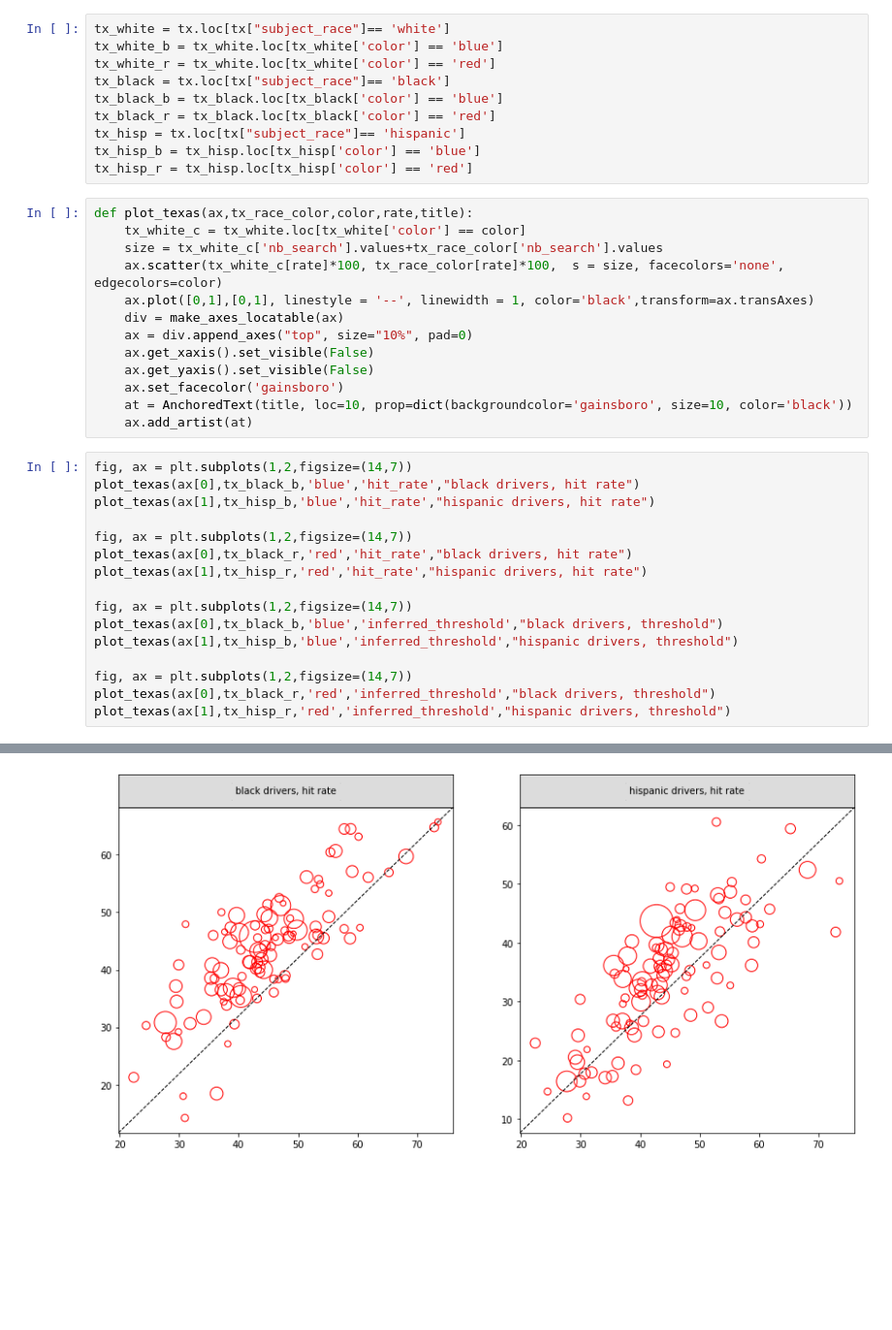
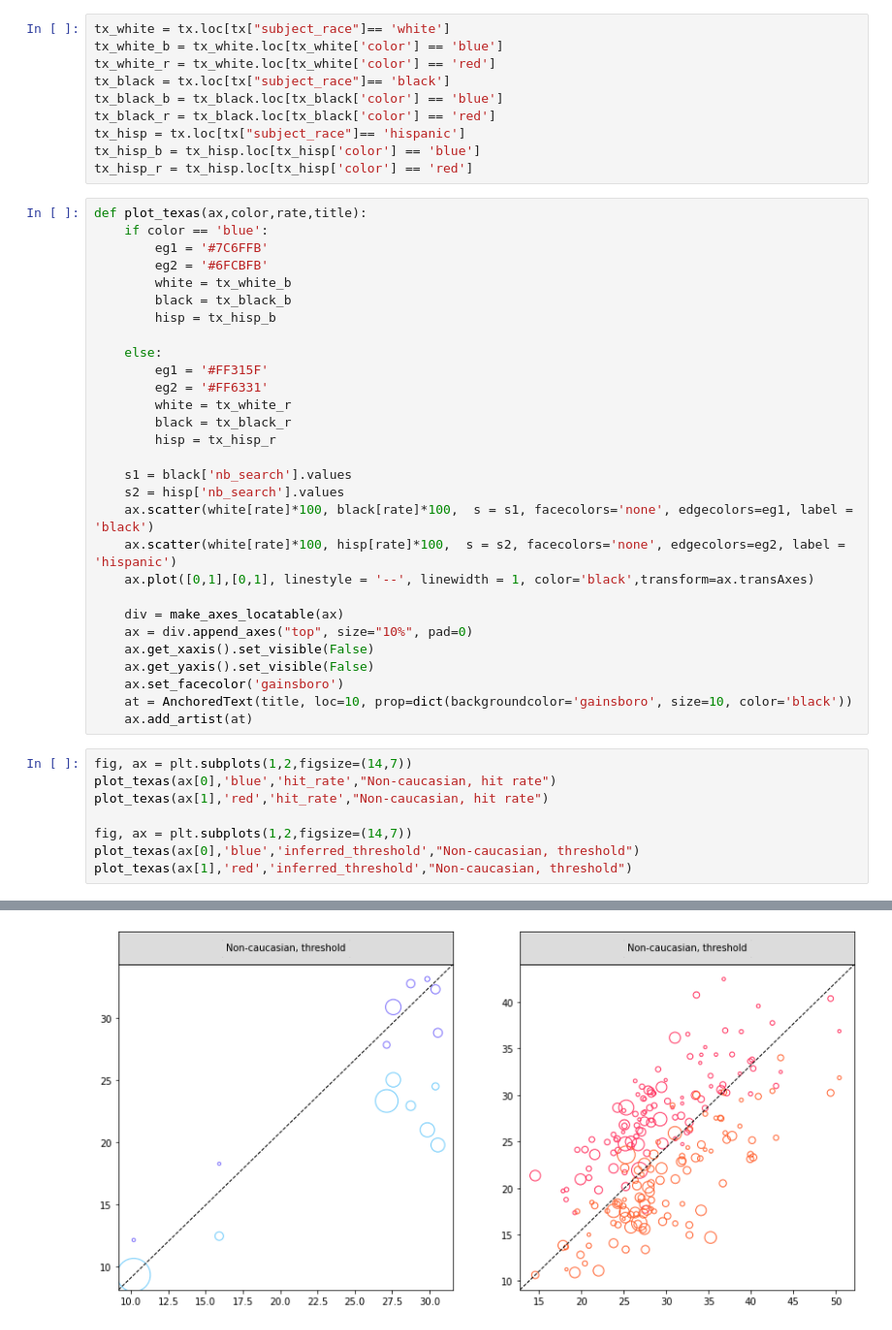
Before and after one commit to epfl-ada/ada-2020-project-milestone-p3-p3_halouma, a Jupyter notebook: margaux2.ipynb, the cells around one changed output, grey strips where cells are left out. Shown: that part at 97% size. Drawn from its saved outputs; the diff is of its cells as text; blank space fills up the shorter version.

Commit message:
plot avec les deux races ensembles

```diff
--- a/margaux2.ipynb
+++ b/margaux2.ipynb
@@ -100,11 +86,27 @@ tx_hisp = tx.loc[tx["subject_race"]== 'hispanic']
 tx_hisp_b = tx_hisp.loc[tx_hisp['color'] == 'blue']
 tx_hisp_r = tx_hisp.loc[tx_hisp['color'] == 'red']
 # %%
-def plot_texas(ax,tx_race_color,color,rate,title):
-    tx_white_c = tx_white.loc[tx_white['color'] == color]
-    size = tx_white_c['nb_search'].values+tx_race_color['nb_search'].values
-    ax.scatter(tx_white_c[rate]*100, tx_race_color[rate]*100,  s = size, facecolors='none', edgecolors=color)
+def plot_texas(ax,color,rate,title):
+    if color == 'blue':
+        eg1 = '#7C6FFB'
+        eg2 = '#6FCBFB'
+        white = tx_white_b
+        black = tx_black_b
+        hisp = tx_hisp_b
+
+    else:
+        eg1 = '#FF315F'
+        eg2 = '#FF6331'
+        white = tx_white_r
+        black = tx_black_r
+        hisp = tx_hisp_r
+
+    s1 = black['nb_search'].values
+    s2 = hisp['nb_search'].values
+    ax.scatter(white[rate]*100, black[rate]*100,  s = s1, facecolors='none', edgecolors=eg1, label = 'black')
+    ax.scatter(white[rate]*100, hisp[rate]*100,  s = s2, facecolors='none', edgecolors=eg2, label = 'hispanic')
     ax.plot([0,1],[0,1], linestyle = '--', linewidth = 1, color='black',transform=ax.transAxes)
+
     div = make_axes_locatable(ax)
     ax = div.append_axes("top", size="10%", pad=0)
     ax.get_xaxis().set_visible(False)
@@ -114,18 +116,10 @@ def plot_texas(ax,tx_race_color,color,rate,title):
     ax.add_artist(at)
 # %%
 fig, ax = plt.subplots(1,2,figsize=(14,7))
-plot_texas(ax[0],tx_black_b,'blue','hit_rate',"black drivers, hit rate")
-plot_texas(ax[1],tx_hisp_b,'blue','hit_rate',"hispanic drivers, hit rate")
+plot_texas(ax[0],'blue','hit_rate',"Non-caucasian, hit rate")
+plot_texas(ax[1],'red','hit_rate',"Non-caucasian, hit rate")
 
 fig, ax = plt.subplots(1,2,figsize=(14,7))
-plot_texas(ax[0],tx_black_r,'red','hit_rate',"black drivers, hit rate")
-plot_texas(ax[1],tx_hisp_r,'red','hit_rate',"hispanic drivers, hit rate")
-
-fig, ax = plt.subplots(1,2,figsize=(14,7))
-plot_texas(ax[0],tx_black_b,'blue','inferred_threshold',"black drivers, threshold")
-plot_texas(ax[1],tx_hisp_b,'blue','inferred_threshold',"hispanic drivers, threshold")
-
-fig, ax = plt.subplots(1,2,figsize=(14,7))
-plot_texas(ax[0],tx_black_r,'red','inferred_threshold',"black drivers, threshold")
-plot_texas(ax[1],tx_hisp_r,'red','inferred_threshold',"hispanic drivers, threshold")
+plot_texas(ax[0],'blue','inferred_threshold',"Non-caucasian, threshold")
+plot_texas(ax[1],'red','inferred_threshold',"Non-caucasian, threshold")
 # %% [output]
@@ -133 +127 @@ plot_texas(ax[1],tx_hisp_r,'red','inferred_threshold',"hispanic drivers, thresho
-[figure, old version]
+[figure, new version]
```
Also changed, not shown: parts of 2 cells of this notebook.
